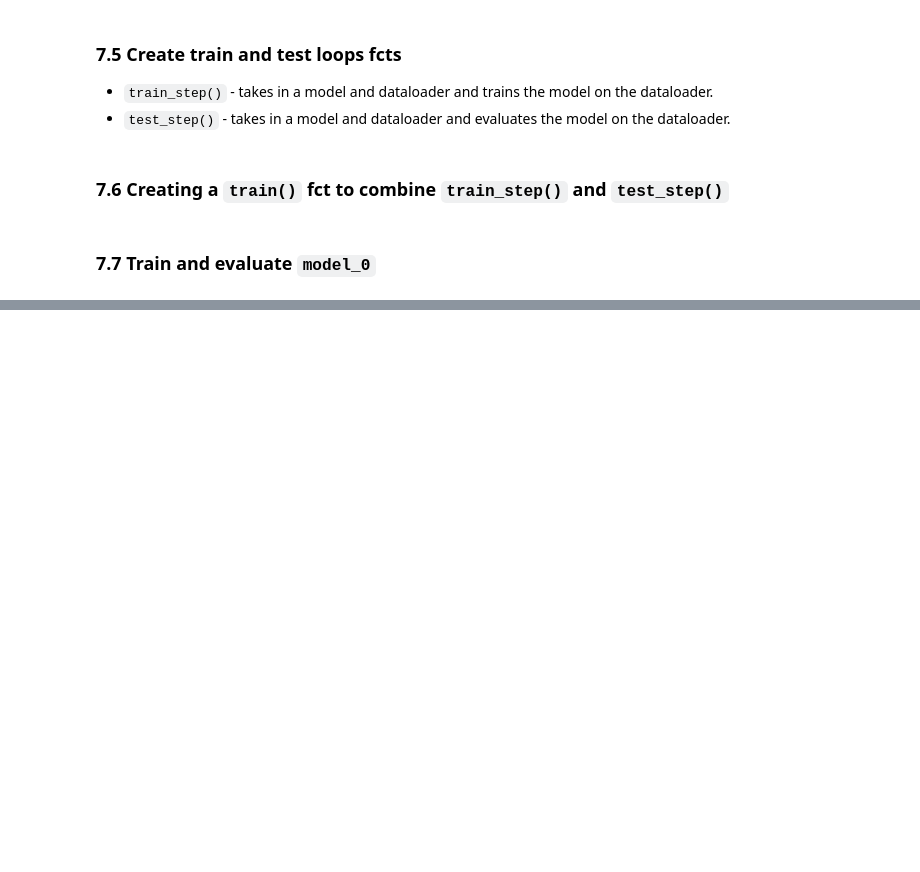
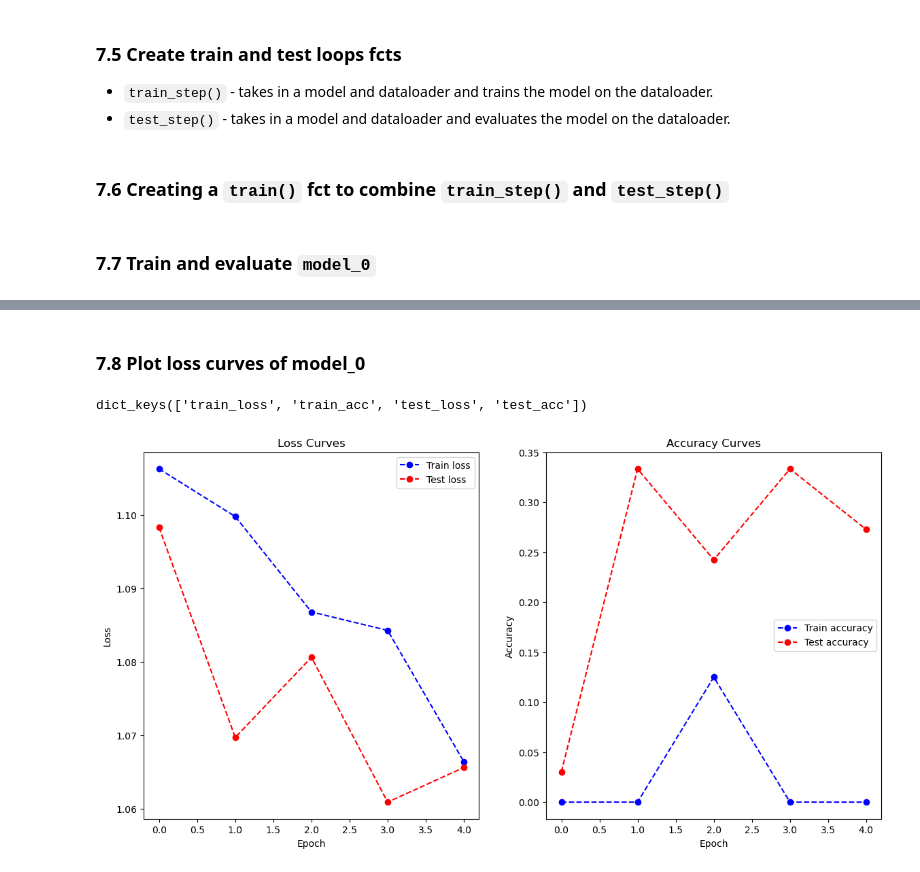
Before and after one commit to gvtsch/ZTM_Pytorch_ud, a Jupyter notebook: 04_pytorch_custom_datasets.ipynb, the cells around one changed output, grey strips where cells are left out. Drawn from its saved outputs; the diff is of its cells as text; code cells hidden in the pictures; blank space fills up the shorter version.

```diff
--- a/04_pytorch_custom_datasets.ipynb
+++ b/04_pytorch_custom_datasets.ipynb
@@ -1046,7 +1046,7 @@ def train_model(
 torch.manual_seed(42)
 torch.cuda.manual_seed(42)
 
-NUM_EPOCHS = 50
+NUM_EPOCHS = 5
 
 model_0 = TinyVGG(
     input_shape=3,
@@ -1056,7 +1056,7 @@ model_0 = TinyVGG(
 from timeit import default_timer as timer
 start_time=timer()
 
-train_model_results = train_model(
+model_0_results = train_model(
     model=model_0,
     train_dataloader=train_dataloader_simple,
     test_dataloader=test_dataloader_simple,
@@ -1087,0 +1077,41 @@ Elapsed time: 41.338 seconds
+# %% [markdown]
+### 7.8 Plot loss curves of model_0
+# %%
+# Get model_0_results keys
+model_0_results.keys()
+# %% [output]
+dict_keys(['train_loss', 'train_acc', 'test_loss', 'test_acc'])
+# %%
+def plot_loss_curves(results: Dict[str, List[float]]):
+    """
+    Plots the loss and accuracy curves for training and test sets.
+    """
+
+    train_loss = results["train_loss"]
+    test_loss = results["test_loss"]
+    train_accuracy = results["train_acc"]
+    test_accuracy = results["test_acc"]
+
+    fig, (ax1, ax2) = plt.subplots(1, 2, figsize=(14, 7))
+
+    # Plot loss
+    ax1.plot(train_loss, label="Train loss", c="b", ls="--", marker="o")
+    ax1.plot(test_loss, label="Test loss", c="r", ls="--", marker="o")
+    ax1.set_xlabel("Epoch")
+    ax1.set_ylabel("Loss")
+    ax1.set_title("Loss Curves")
+    ax1.legend()
+
+    # Plot accuracy
+    ax2.plot(train_accuracy, label="Train accuracy", c="b", ls="--", marker="o")
+    ax2.plot(test_accuracy, label="Test accuracy", c="r", ls="--", marker="o")
+    ax2.set_xlabel("Epoch")
+    ax2.set_ylabel("Accuracy")
+    ax2.set_title("Accuracy Curves")
+    ax2.legend()
+
+    plt.show()
+# %%
+plot_loss_curves(model_0_results)
+# %% [output]
+[figure, added]
```
Also changed, not shown: parts of 41 cells of this notebook.
